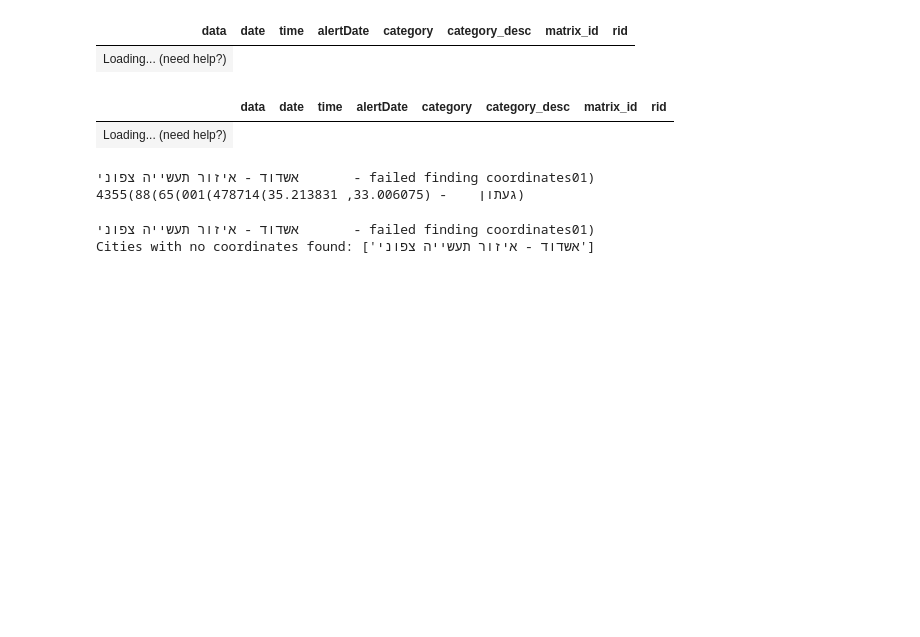
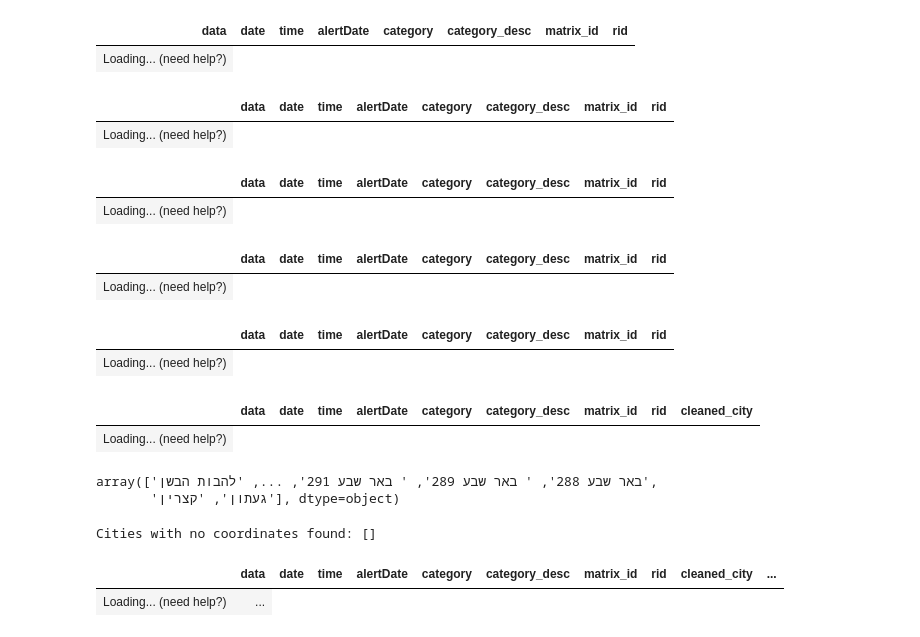
Before and after one commit to Spon4ik/RedAlert, a Jupyter notebook: HomeFrontAlerts.ipynb, the cells around one changed output. Saved outputs shown, nothing was run; the diff lists cells and outputs as text; code cells hidden in the pictures; blank space fills up the shorter version.

```diff
--- a/HomeFrontAlerts.ipynb
+++ b/HomeFrontAlerts.ipynb
@@ -164,6 +155,27 @@ df
 # %% [output]
 |  | data | date | time | alertDate | category | category_desc | matrix_id | rid |
 | Loading... (need help?) |
+# %%
+# Remove sub-regions such as א, ב, ג, ד
+df = df[df['data'].str.len() > 2]
+display(df)
+# %% [output]
+|  | data | date | time | alertDate | category | category_desc | matrix_id | rid |
+| Loading... (need help?) |
+# %%
+# Change Hatzor to detailed name as the google geocoder fail to detect the correct city
+df['data'] = df['data'].replace('חצור', 'חצור אשדוד')
+display(df)
+# %% [output]
+|  | data | date | time | alertDate | category | category_desc | matrix_id | rid |
+| Loading... (need help?) |
+# %%
+# Show rocket sirens only
+df = df[df['category'] == 1]
+display(df)
+# %% [output]
+|  | data | date | time | alertDate | category | category_desc | matrix_id | rid |
+| Loading... (need help?) |
 # %%
 import pandas as pd
 import re
@@ -177,9 +189,18 @@ def clean_city_name(city_name):
 
 # Clean the city names in the DataFrame
 df['cleaned_city'] = df['data'].apply(clean_city_name)
-
-# Find unique city names
-unique_cities = df['cleaned_city'].unique()
+display(df)
+# %% [output]
+|  | data | date | time | alertDate | category | category_desc | matrix_id | rid | cleaned_city |
+| Loading... (need help?) |
+# %%
+# Find unique city names
+# unique_cities = df['cleaned_city'].unique()
+unique_cities = df['data'].unique()
+display(unique_cities)
+# %% [output]
+array(['באר שבע 288', ' באר שבע 289', ' באר שבע 291', ..., 'להבות הבשן',
+       'געתון', 'קצרין'], dtype=object)
 # %%
 import json
 
@@ -207,21 +228,9 @@ def get_coordinates(city_name):
     lat = geocoding_result['results'][0]['geometry']['location']['lat']
     long = geocoding_result['results'][0]['geometry']['location']['lng']
     return(lat, long)
-# %%
-city_to_coords = {}
-for city in unique_cities:
-    try:
-        city_to_coords[city] = get_coordinates(city)
-        print(city, '\t -', city_to_coords[city], end='\r')
-    except Exception as e:
-        city_to_coords[city] = (None, None)
-        print(city, '\t', '- failed finding coordinates')
-# %% [output]
-אשדוד - איזור תעשייה צפוני       - failed finding coordinates01)
-געתון    - (33.006075, 35.213831)478714)001)65)88)4355)
 # %%
 # Path to the JSON file where coordinates are stored
-coords_file_path = 'city_to_coords.json'
+coords_file_path = './data/city_to_coords.json'
 
 # Load existing coordinates if the file exists
 if os.path.exists(coords_file_path):
@@ -236,21 +245,31 @@ def save_coords_to_file(city_to_coords, coords_file_path):
     with open(coords_file_path, 'w', encoding='utf-8') as file:
         json.dump(city_to_coords, file, ensure_ascii=False)
 
-# Fetch coordinates for new cities and save immediately
+# Fetch coordinates for new cities or cities with empty coordinates and save immediately
 for city in unique_cities:
-    if city not in city_to_coords:
+    if city not in city_to_coords or city_to_coords[city] == (None, None):
         try:
             city_to_coords[city] = get_coordinates(city)
             print(city, '\t -', city_to_coords[city], end='\r')
-            save_coords_to_file(city_to_coords, coords_file_path)
         except Exception as e:
             city_to_coords[city] = (None, None)
             print(city, '\t', '- failed finding coordinates')
-            save_coords_to_file(city_to_coords, coords_file_path)
+
+        # Save after each attempt
+        save_coords_to_file(city_to_coords, coords_file_path)
 
 # Identify cities where no coordinates were found
 no_coords_cities = [city for city, coords in city_to_coords.items() if coords == (None, None)]
 print("Cities with no coordinates found:", no_coords_cities)
 # %% [output]
-אשדוד - איזור תעשייה צפוני       - failed finding coordinates01)
-Cities with no coordinates found: ['אשדוד - איזור תעשייה צפוני']
+Cities with no coordinates found: []
+# %%
+# Apply mapping on all data
+df['outLat'] = df['data'].apply(lambda x: city_to_coords[x][0])
+df['outLong'] = df['data'].apply(lambda x: city_to_coords[x][1])
+df['alertDate'] = df['alertDate'].astype(str)
+df['date'] = df['date'].dt.strftime('%Y-%m-%d')
+display(df)
+# %% [output]
+|  | data | date | time | alertDate | category | category_desc | matrix_id | rid | cleaned_city | ... |
+| Loading... (need help?) | ... |
```
Also changed, not shown: parts of 15 cells of this notebook, 6 other files.
